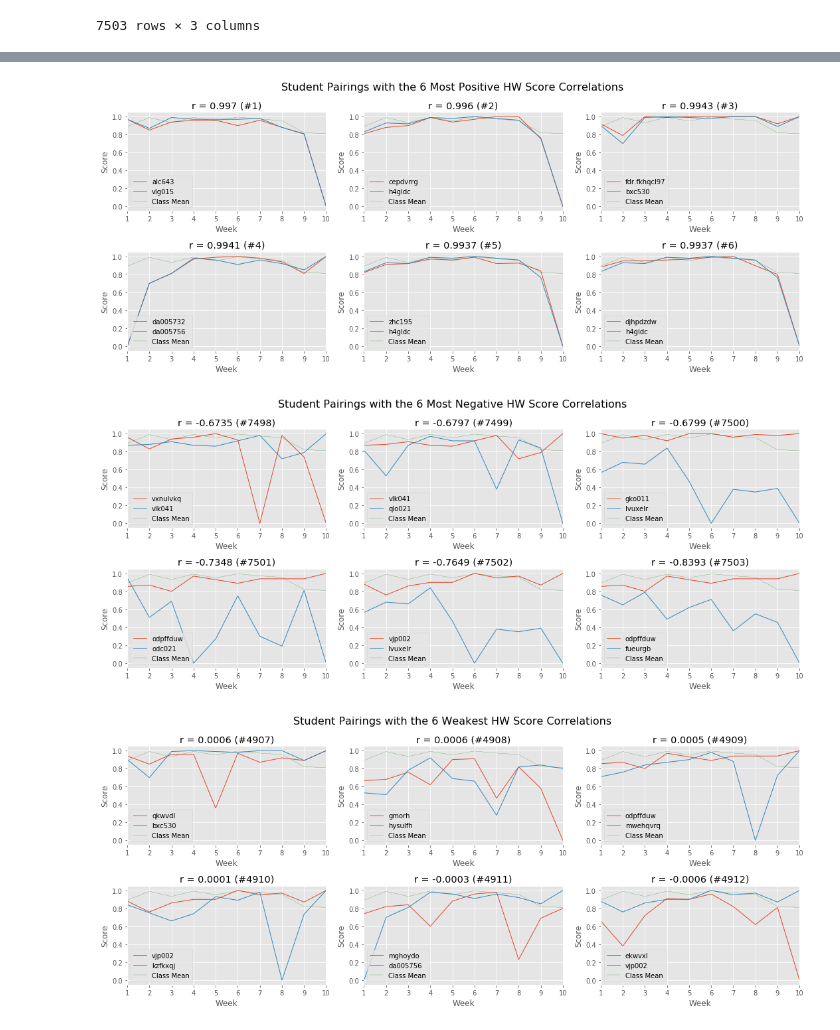
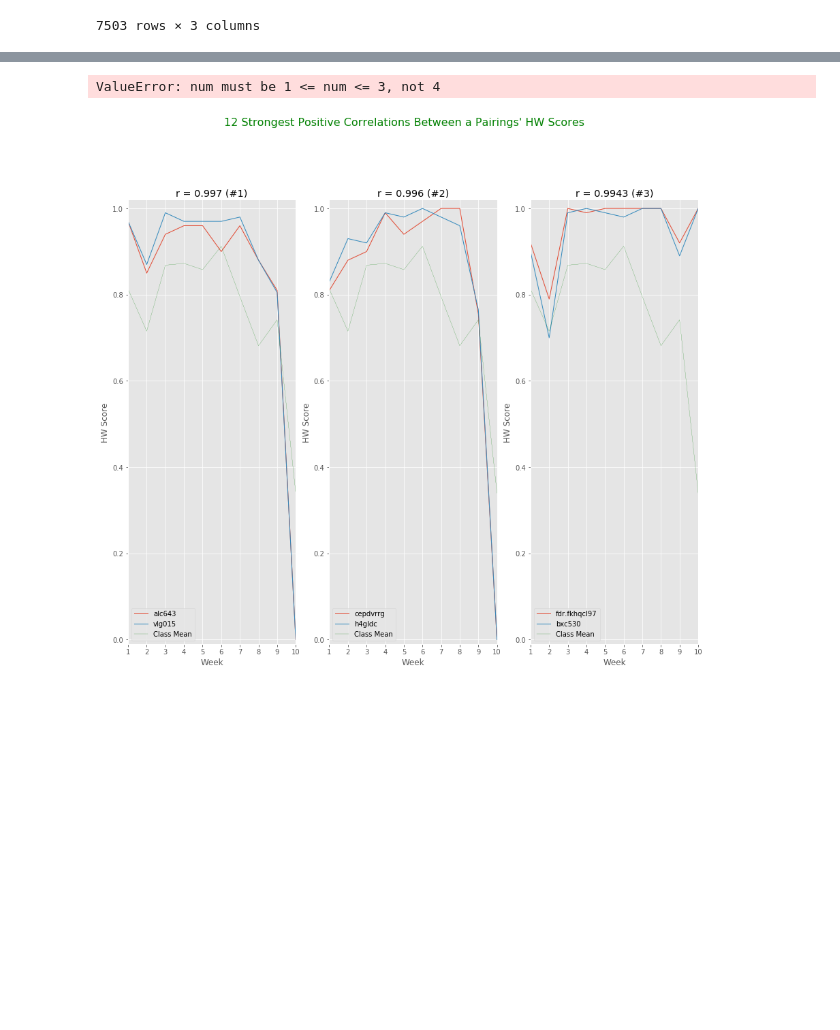
Before and after one commit to dleestat/grades, a Jupyter notebook: Grades.ipynb, the cells around one changed output, grey strips where cells are left out. Drawn from its saved outputs; the diff is of its cells as text; code cells hidden in the pictures; blank space fills up the shorter version.

```diff
--- a/Grades.ipynb
+++ b/Grades.ipynb
@@ -218,27 +216,34 @@ df_hw
 7503 rows × 3 columns
 # %%
 plt.figure(figsize=(15,8))
+r = df_hw['r']
 rrange = [-1.05,1.05]
 rticks = np.arange(-1,1.1,.1)
 
 plt.subplot(211)
 plt.title("Pearson's r Between HW Scores of All {} Combinations of Student Pairings".format(pairs))
-plt.hist(df_hw['r'], bins=rticks)
+plt.hist(r, bins=rticks)
 plt.ylabel('Count')
 plt.xlim(rrange)
 plt.xticks(rticks)
 
 plt.subplot(212)
 plt.xlabel("Pearson's r Between HW Scores of a Student Pairing")
-sns.swarmplot(df_hw['r'], size=2.3, label='Student Pairing')
+sns.swarmplot(r, size=2.3, label='Student Pairing')
 plt.xlim(rrange)
 plt.xticks(rticks)
 plt.legend()
 
-percentiles = [5,95]
-for i, percentile in enumerate(np.percentile(df_hw['r'], percentiles)):
-    plt.axvline(percentile, c='b', lw=.5)
-    plt.text(percentile-.14, -.43, '{}th Percentile'.format(percentiles[i]), color='b', size='small')
+measures = (
+    ('Mean',  np.mean(r), .245),
+    ('Median', np.median(r), .38),
+    ('5th Percentile', np.percentile(r,5), -.52),
+    ('95th Percentile', np.percentile(r,95), .795)
+)
+
+for measure in measures:
+    plt.axvline(measure[1], c='b', lw=.5)
+    plt.text(measure[2], -.44, measure[0], color='b', size='small')
 
 plt.tight_layout(h_pad=0)
 # %% [output]
@@ -246,28 +251,27 @@ plt.tight_layout(h_pad=0)
 # %%
-select = 6
-rpos  = 'Most Positive', df_hw[:select]
-rneg  = 'Most Negative', df_hw[-select:]
-rzero = 'Weakest', df_hw.assign(ab=abs(df_hw['r'])).sort_values('ab').drop('ab',axis=1)[:select].sort_values('r',ascending=False)
+r_pos  = df_hw[:12], 'Strongest Positive', 'g', 1.02
+r_avg  = df_hw.assign(ab=abs(r-np.mean(r))).sort_values('ab').drop('ab',axis=1)[:3], 'Most Typical', 'b', 1.08
+r_weak = df_hw.assign(ab=abs(r)).sort_values('ab').drop('ab',axis=1)[:3], 'Weakest', 'y', 1.08
+r_neg  = df_hw[::-1][:3], 'Strongest Negative', 'r', 1.08
 
-for title, rs in rpos, rneg, rzero:
-    plt.figure(figsize=(15, rs.shape[0]))
-    plt.suptitle('Student Pairings with the {} {} HW Score Correlations'.format(select, title), size=16, y=1.04)
-    for pairing in range(rs.shape[0]):
-        pair = rs.iloc[pairing]
-        plt.subplot(rs.shape[0]/3,3,pairing+1)
+for pairs, title, color, y in r_pos, r_avg, r_weak, r_neg:
+    n_pairs = pairs.shape[0]
+    plt.figure(figsize=(15,n_pairs))
+    plt.suptitle("{} {} Correlations Between a Pairings' HW Scores".format(n_pairs, title), color=color, size=16, y=y)
+    for pairing in range(n_pairs):
+        pair = pairs.iloc[pairing]
+        plt.subplot(nsubplots/3,3,pairing+1)
         plt.plot(weeks, pair['HW'][0], lw=1, label=pair['Pairing'][0])
         plt.plot(weeks, pair['HW'][1], lw=1, label=pair['Pairing'][1])
-        plt.plot(weeks, averages, 'g', lw=.2, label='Class Mean')
+        plt.plot(weeks, hw_mean, 'g', lw=.2, label='Class Mean')
 
         plt.title('r = {} (#{})'.format(round(pair['r'],4), pair.name))
         plt.xlabel('Week')
-        plt.ylabel('Score')
-        plt.axis([1,10,-.05,1.05])
-        plt.xticks(range(1,11))
+        plt.ylabel('HW Score')
+        plt.axis([1,10,-.01,1.02])
+        plt.xticks(weeks)
         plt.legend(loc='lower left')
-
     plt.tight_layout()
 # %% [output]
+ValueError: num must be 1 <= num <= 3, not 4
-[figure, old version]
+[figure, new version]
-[figure, removed]
-[figure, removed]
```
Also changed, not shown: parts of 14 cells of this notebook.
